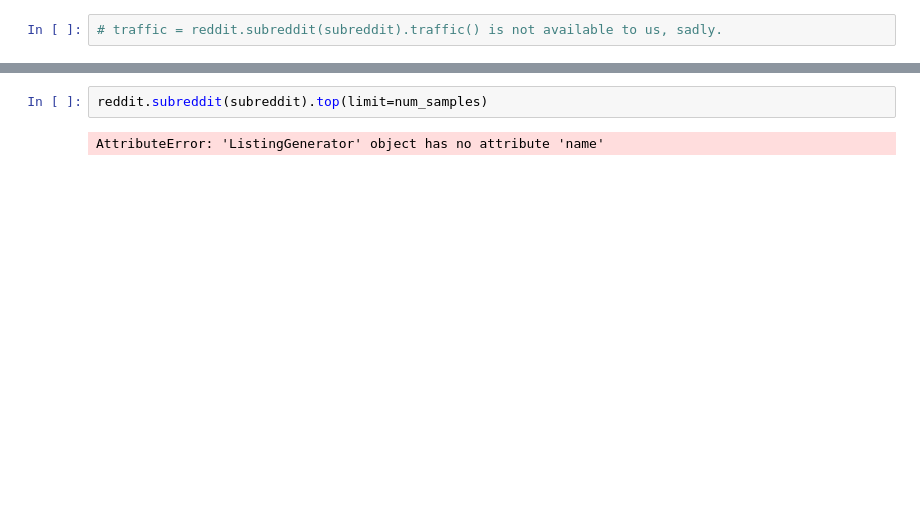
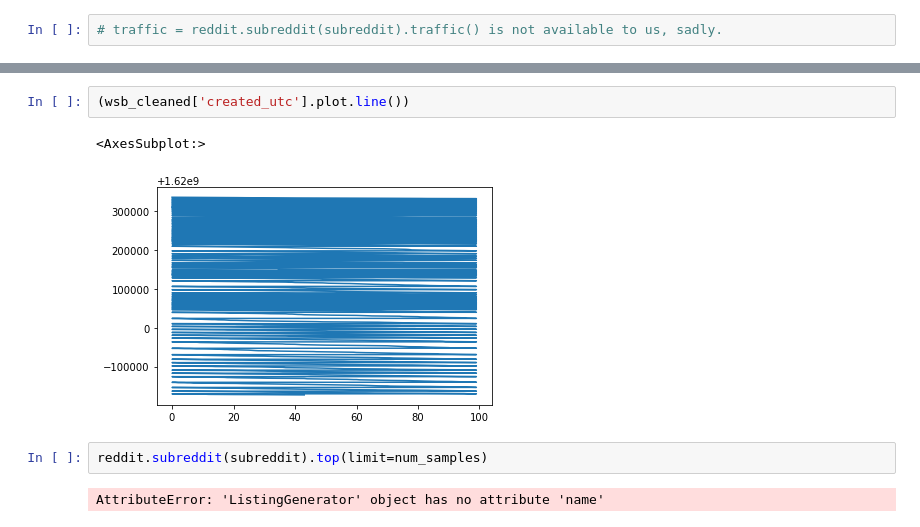
Before and after one commit to ElleNajt/ErdosInstitute-SIG_Project, a Jupyter notebook: RedditData.ipynb, the cells around one changed output, grey strips where cells are left out. Cells and saved outputs as stored; diff of their text form; blank space fills up the shorter version.

```diff
--- a/RedditData.ipynb
+++ b/RedditData.ipynb
@@ -220,3 +260,8 @@ data.json()
+# %%
+(wsb_cleaned['created_utc'].plot.line())
+# %% [output]
+<AxesSubplot:>
+[figure, added]
 # %%
 reddit.subreddit(subreddit).top(limit=num_samples)
 # %% [output]
```
Also changed, not shown: parts of 10 cells of this notebook.
